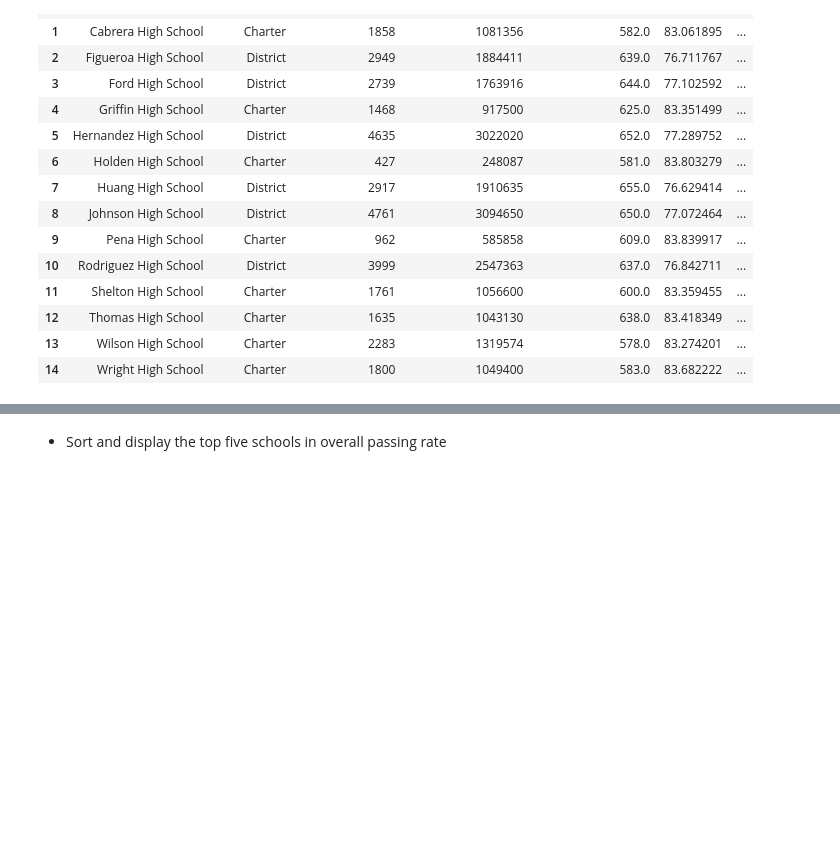
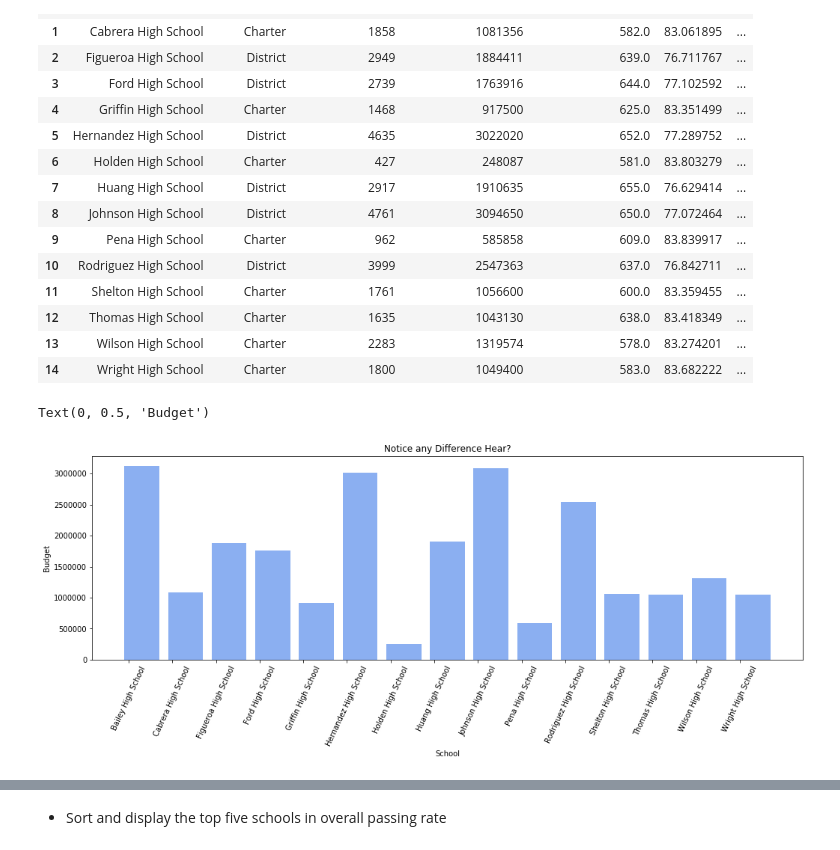
Before and after one commit to clayfranklin/PyCitySchools, a Jupyter notebook: Homework 4_PyCitySchools_PyCitySchools_starter.ipynb, the cells around one changed output, grey strips where cells are left out. Saved outputs shown, nothing was run; the diff lists cells and outputs as text; code cells hidden in the pictures; blank space fills up the shorter version.

```diff
--- a/Homework 4_PyCitySchools_PyCitySchools_starter.ipynb
+++ b/Homework 4_PyCitySchools_PyCitySchools_starter.ipynb
@@ -277,6 +278,19 @@ Summary.head(15)
 | 14 | Wright High School | Charter | 1800 | 1049400 | 583.0 | 83.682222 | ... |
 # %%
 Per_student = Summary.iloc[:,3]/Summary.iloc[:,2]
+# %%
+x_axis = np.arange(len(names3))
+plt.figure(figsize=(17,5))
+plt.bar(x_axis, budget_school, color="cornflowerblue", align="edge", alpha=0.75)
+
+tick_locations = [value+0.1 for value in x_axis]
+plt.xticks(tick_locations, names3, rotation="65")
+plt.title("Notice any Difference Hear?")
+plt.xlabel("School")
+plt.ylabel("Budget")
+# %% [output]
+Text(0, 0.5, 'Budget')
+[figure, added]
 # %%
 Overall_Pass_Rate = (Summary.iloc[:,6]+Summary.iloc[:,7])/2
 # %%
```
Also changed, not shown: parts of 10 cells of this notebook, 1 other file.
